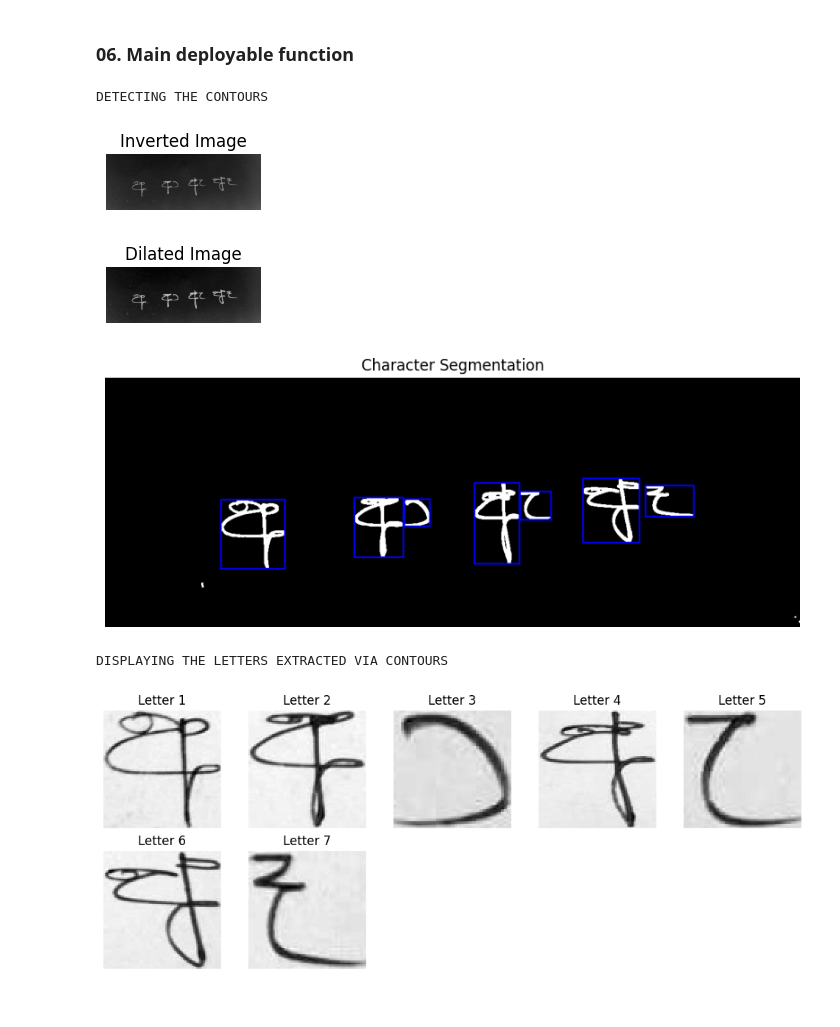
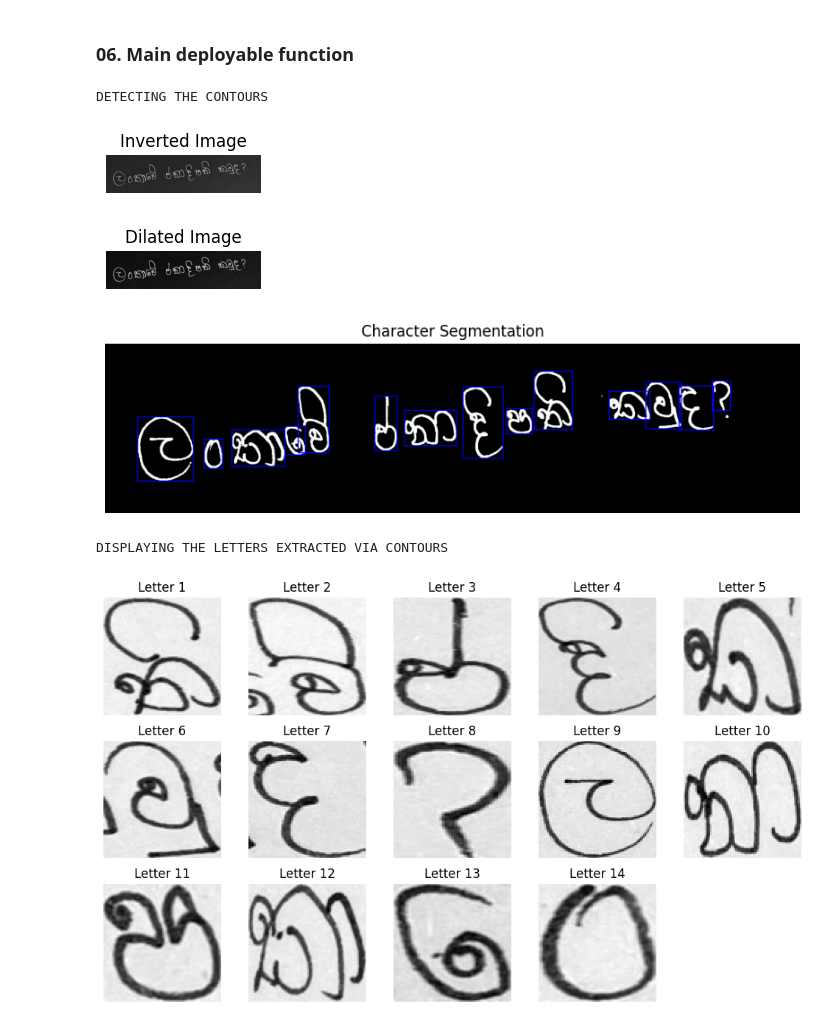
Before and after one commit to Senal-Chandrasekara/sinhalaNN, a Jupyter notebook: Development/6_feeding_to_cnn.ipynb, the cells around one changed output. Saved outputs shown, nothing was run; the diff lists cells and outputs as text; code cells hidden in the pictures.

```diff
--- a/Development/6_feeding_to_cnn.ipynb
+++ b/Development/6_feeding_to_cnn.ipynb
@@ -69,7 +69,7 @@ def contour_detection(image_path):
     for contour in char_contours:
         x, y, w, h = cv2.boundingRect(contour)
         # Filter out small contours to reduce noise
-        if w > 10 and h > 10:
+        if w > 30 and h > 30:
             char_bounding_boxes.append((x, y, w, h))
 
     # Step 1: Sort by Y-coordinate (top to bottom) first to group lines
@@ -111,7 +111,6 @@ def contour_detection(image_path):
     plt.axis('off')
     plt.show()
 
-
     # List to hold the identified letters
     resized_letters = []
 
@@ -121,14 +120,12 @@ def contour_detection(image_path):
             # Crop the letter from the original image
             letter_crop = image[y:y+h, x:x+w]
 
-
             # Resize the cropped letter to 80x80 pixels
             resized_letter = cv2.resize(letter_crop, (80, 80), interpolation=cv2.INTER_AREA)
 
             # Append the hence resized letter to the resized_letters list. (To be fed into the google translator api lator on)
             resized_letters.append(resized_letter)
 
-
     # Call the function with the list of resized letters
     # display_letters(resized_letters)
     return resized_letters
@@ -230,42 +227,69 @@ def deploy_model(image_list, model_path, label_encoder_path):
 # %%
 if __name__ == "__main__":
     # Load or generate the list of images (e.g., after contour detection)
-    image_path = 'C:/Users/cmsmc/Desktop/Projects/SinhalaTranslator/Work/code/CNN/Development/SampleImages/letters.jpg'
+    # image_path = 'C:/Users/cmsmc/Desktop/Projects/SinhalaTranslator/Work/code/CNN/Development/SampleImages/letters.jpg'
+    image_path = 'C:/Users/cmsmc/Desktop/Projects/SinhalaTranslator/Work/code/CNN/Sentences/janadhipani.jpg'
 
     print("DETECTING THE CONTOURS")
     # Assuming `contour_detection` is a function that returns a list of letter images from the original image
     letters = contour_detection(image_path=image_path)  # This should return a list of segmented letter images
 
     print("DISPLAYING THE LETTERS EXTRACTED VIA CONTOURS")
     display_letters(letters)
 
     # Define model and label encoder paths
     model_path = './TrainedModels/CNN_50_60_trial_1.keras'
     label_encoder_path = './TrainedModels/CNN_50_60_trial_1_classes.npy'
 
     # Deploy the model and classify the letters (We are now making predictions here)
     predictions = deploy_model(letters, model_path, label_encoder_path)
 
     # Print the predictions for each letter
-    for i, prediction in enumerate(predictions):
-        print(f'Letter {i+1}: {prediction}')
+    # for i, prediction in enumerate(predictions):
+        # print(f'Letter {i+1}: {prediction}')
 
     label_decoder_path = "../50_60_decoder.json"
 
     # Decode the prediction
     sinhala_letters = decode_predictions(predictions, label_decoder_path)
 
     # Print the decoded Sinhala letters
-    print("Decoded Sinhala Letters:", sinhala_letters)
+    # print("Decoded Sinhala Letters:", sinhala_letters)
 
     # Translate the hence decoded sinhala letters
     # translated_string = translate_decoded_letters(decoded_sinhala_letters = sinhala_letters)
 
     # print(translated_string)
+
+print(f"Letter 1: 198")
+print(f"Letter 2: 455")
+print(f"Letter 3: 13")
+print(f"Letter 4: 452")
+print(f"Letter 5: 216")
+print(f"Letter 6: 51")
+print(f"Letter 7: 121")
+print(f"Letter 8: 109")
+print(f"Letter 9: 134")
+print(f"Letter 10: 95")
+print(f"Letter 11: 12")
+print(f"Letter 12: 214")
+print(f"Letter 13: 325")
+print(f"Letter 14: 453")
+
+sinhalaList = [198, 455, 13, 452, 216, 51, 121, 109, 134, 95, 12, 214, 325, 453]
+
+sinhala_letters = decode_predictions(sinhalaList, label_decoder_path)
+result_string = ''.join(sinhala_letters)
+
+print("\nDecoded Sinhala Letters:")
+print(result_string)
+
+print("\nTranslated Sentence:")
+print("Who is the president of Sri Lanka?")
 # %% [output]
 DETECTING THE CONTOURS
-[figure, old version]
+[figure, new version]
-[figure, old version]
+[figure, new version]
-[figure, old version]
+[figure, new version]
 DISPLAYING THE LETTERS EXTRACTED VIA CONTOURS
-[figure, old version]
+[figure, new version]
```
Also changed, not shown: parts of 1 cell of this notebook, 18 other files.
